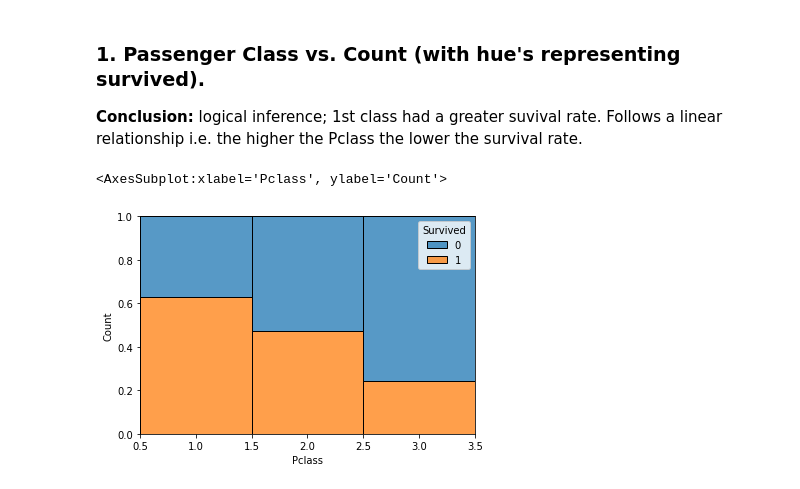
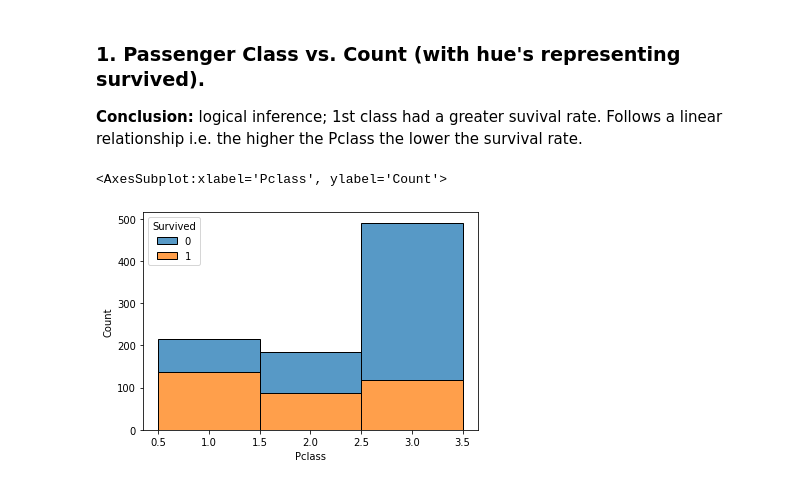
Before and after one commit to kashyab12/ML, a Jupyter notebook: titanic/data_analysis.ipynb, the cells around one changed output. Saved outputs shown, nothing was run; the diff lists cells and outputs as text; code cells hidden in the pictures.

```diff
--- a/titanic/data_analysis.ipynb
+++ b/titanic/data_analysis.ipynb
@@ -50,7 +52,7 @@ So we can definitely tell what our inputs are going to be.
 ### 1. Passenger Class vs. Count (with hue's representing survived).
 **Conclusion:** logical inference; 1st class had a greater suvival rate. Follows a linear relationship i.e. the higher the Pclass the lower the survival rate.
 # %%
-sns.histplot(data=train_df, x="Pclass", hue="Survived", multiple="fill", discrete=True)
+sns.histplot(data=train_df, x="Pclass", hue="Survived", multiple="stack", discrete=True)
 # %% [output]
 <AxesSubplot:xlabel='Pclass', ylabel='Count'>
-[figure, old version]
+[figure, new version]
```
Also changed, not shown: parts of 13 cells of this notebook, 1 other file.
